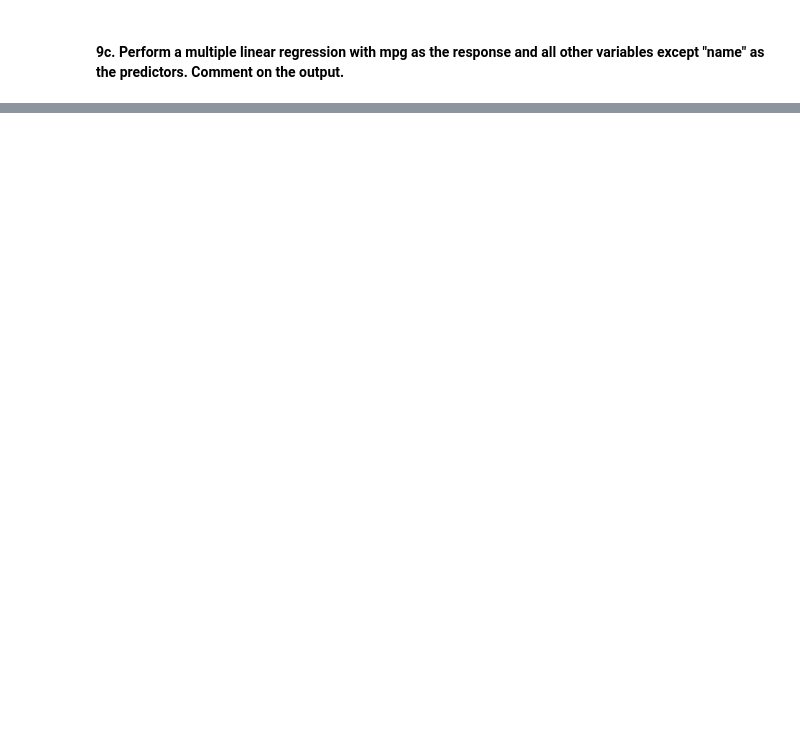
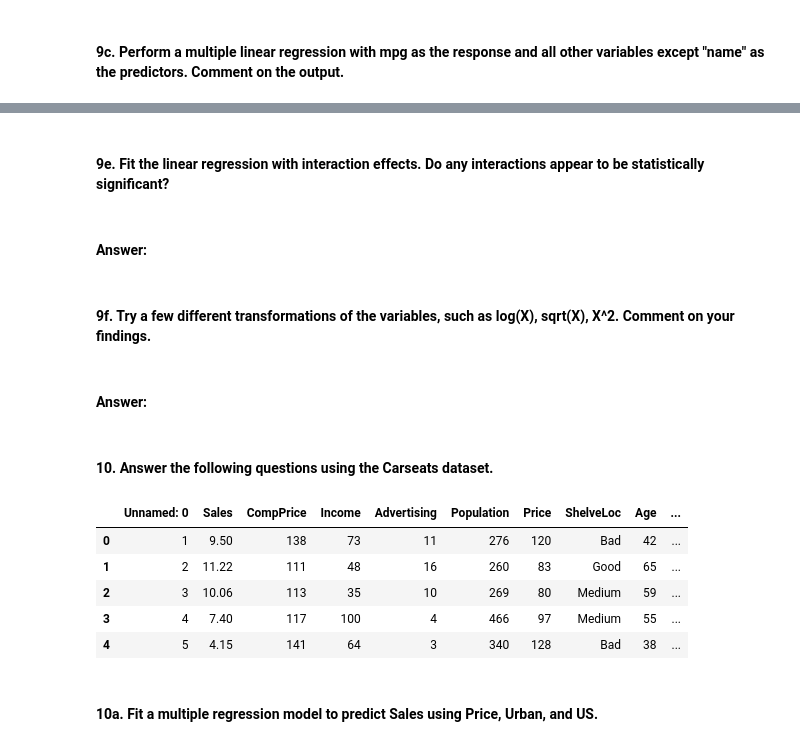
Before and after one commit to ninkle/ISLR, a Jupyter notebook: Python/chapter3-exercises.ipynb, the cells around one changed output, grey strips where cells are left out. Saved outputs shown, nothing was run; the diff lists cells and outputs as text; code cells hidden in the pictures; blank space fills up the shorter version.

Commit message:
Up to question 11

```diff
--- a/Python/chapter3-exercises.ipynb
+++ b/Python/chapter3-exercises.ipynb
@@ -248,0 +286,22 @@ F-Statistic 246.43401774333998
+# %% [markdown]
+#### 9e. Fit the linear regression with interaction effects. Do any interactions appear to be statistically significant?
+# %% [markdown]
+#### Answer:
+# %% [markdown]
+#### 9f. Try a few different transformations of the variables, such as log(X), sqrt(X), X^2. Comment on your findings.
+# %% [markdown]
+#### Answer:
+# %% [markdown]
+#### 10. Answer the following questions using the Carseats dataset.
+# %%
+carseats = pd.read_csv("carseats.csv")
+carseats.head()
+# %% [output]
+|  | Unnamed: 0 | Sales | CompPrice | Income | Advertising | Population | Price | ShelveLoc | Age | ... |
+| 0 | 1 | 9.50 | 138 | 73 | 11 | 276 | 120 | Bad | 42 | ... |
+| 1 | 2 | 11.22 | 111 | 48 | 16 | 260 | 83 | Good | 65 | ... |
+| 2 | 3 | 10.06 | 113 | 35 | 10 | 269 | 80 | Medium | 59 | ... |
+| 3 | 4 | 7.40 | 117 | 100 | 4 | 466 | 97 | Medium | 55 | ... |
+| 4 | 5 | 4.15 | 141 | 64 | 3 | 340 | 128 | Bad | 38 | ... |
+# %% [markdown]
+#### 10a. Fit a multiple regression model to predict Sales using Price, Urban, and US.
```
Also changed, not shown: parts of 26 cells of this notebook, 2 other files.
